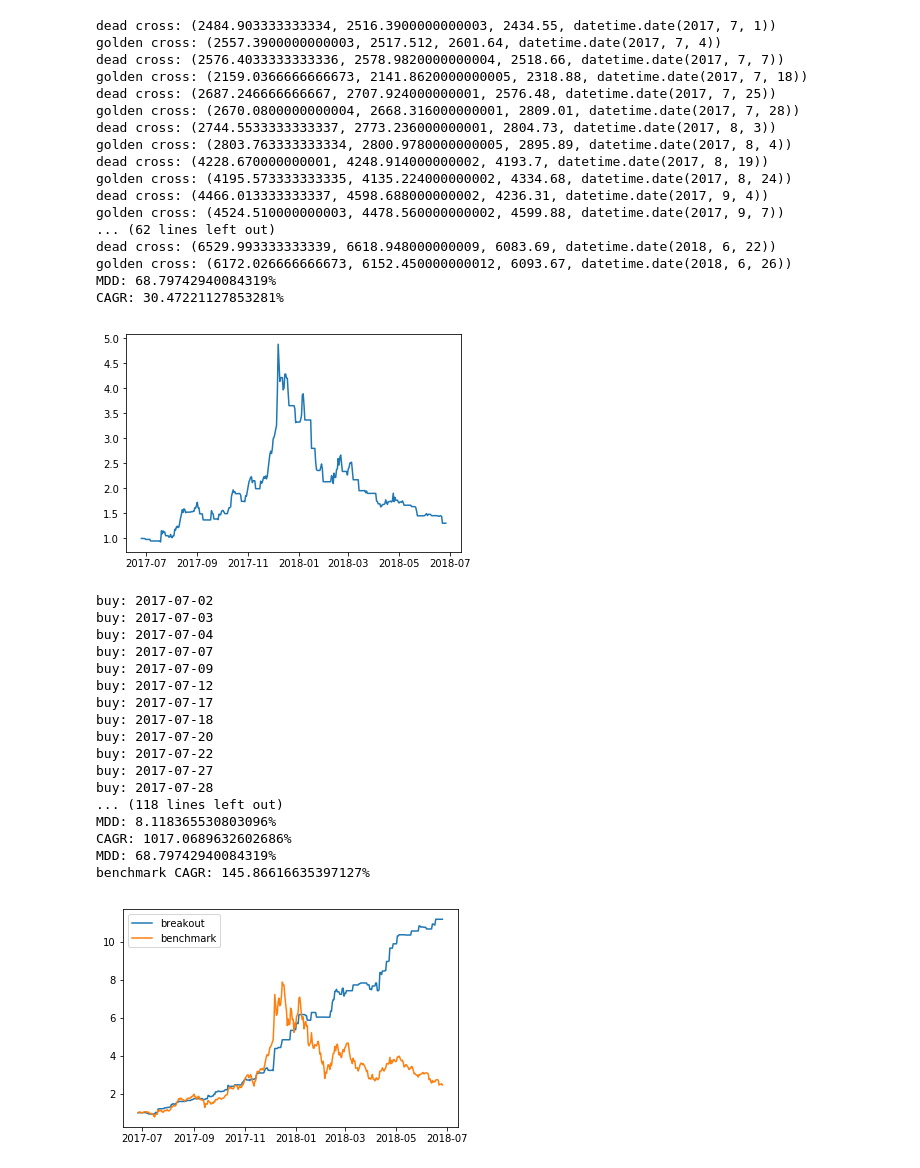
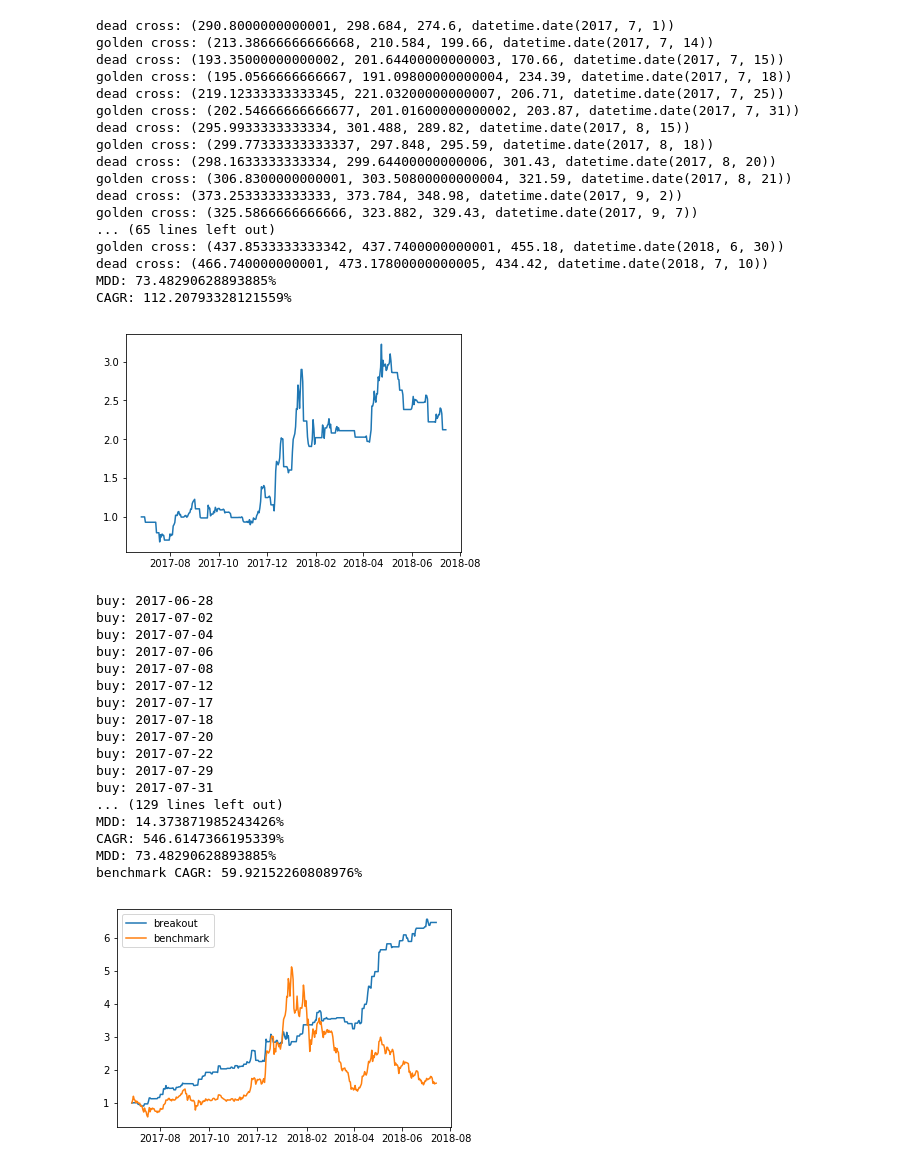
Before and after one commit to love-adela/bohemianbinary-blog, a Jupyter notebook: Ethereum_MDD_CAGR.ipynb, the cells around one changed output. Saved outputs shown, nothing was run; the diff lists cells and outputs as text; code cells hidden in the pictures.

```diff
--- a/Ethereum_MDD_CAGR.ipynb
+++ b/Ethereum_MDD_CAGR.ipynb
@@ -11,7 +11,7 @@ import pandas as pd
 # Strategy1 : golden cross와 dead cross를 활용 - ma5와 ma20 비교
 # import math
 
-(index, origin) = ethereum_repository.get_data_as_lists()
+(index, origin) = coin_repository.CoinRepository('ETH').get_data_as_lists()
 data = {}
 new_index = index
 close_series = pd.Series(origin['close'], new_index)
@@ -86,7 +86,7 @@ CAGR: 208.88021073467766%
 # %%
 # import math
 
-(index, origin) = ethereum_repository.get_data_as_lists()
+(index, origin) = coin_repository.CoinRepository('ETH').get_data_as_lists()
 data = {}
 new_index = index
 close_series = pd.Series(origin['close'], new_index)
@@ -158,7 +158,7 @@ CAGR: 279.3533058263559%
 # %%
 # import math
 
-(index, origin) = ethereum_repository.get_data_as_lists()
+(index, origin) = coin_repository.CoinRepository('ETH').get_data_as_lists()
 data = {}
 new_index = index
 close_series = pd.Series(origin['close'], new_index)
@@ -214,27 +214,27 @@ df.plot()
 print(f"MDD: {max(drawdowns) * 100}%")
 print(f"CAGR: {(benefits[-1] - 1) * 100}%")
 # %% [output]
-dead cross: (2484.903333333334, 2516.3900000000003, 2434.55, datetime.date(2017, 7, 1))
-golden cross: (2557.3900000000003, 2517.512, 2601.64, datetime.date(2017, 7, 4))
-dead cross: (2576.4033333333336, 2578.9820000000004, 2518.66, datetime.date(2017, 7, 7))
-golden cross: (2159.0366666666673, 2141.8620000000005, 2318.88, datetime.date(2017, 7, 18))
-dead cross: (2687.246666666667, 2707.924000000001, 2576.48, datetime.date(2017, 7, 25))
-golden cross: (2670.0800000000004, 2668.316000000001, 2809.01, datetime.date(2017, 7, 28))
-dead cross: (2744.5533333333337, 2773.236000000001, 2804.73, datetime.date(2017, 8, 3))
-golden cross: (2803.763333333334, 2800.9780000000005, 2895.89, datetime.date(2017, 8, 4))
-dead cross: (4228.670000000001, 4248.914000000002, 4193.7, datetime.date(2017, 8, 19))
-golden cross: (4195.573333333335, 4135.224000000002, 4334.68, datetime.date(2017, 8, 24))
-dead cross: (4466.013333333337, 4598.688000000002, 4236.31, datetime.date(2017, 9, 4))
-golden cross: (4524.510000000003, 4478.560000000002, 4599.88, datetime.date(2017, 9, 7))
-... (62 lines left out)
-dead cross: (6529.993333333339, 6618.948000000009, 6083.69, datetime.date(2018, 6, 22))
-golden cross: (6172.026666666673, 6152.450000000012, 6093.67, datetime.date(2018, 6, 26))
-MDD: 68.79742940084319%
-CAGR: 30.47221127853281%
+dead cross: (290.8000000000001, 298.684, 274.6, datetime.date(2017, 7, 1))
+golden cross: (213.38666666666668, 210.584, 199.66, datetime.date(2017, 7, 14))
+dead cross: (193.35000000000002, 201.64400000000003, 170.66, datetime.date(2017, 7, 15))
+golden cross: (195.0566666666667, 191.09800000000004, 234.39, datetime.date(2017, 7, 18))
+dead cross: (219.12333333333345, 221.03200000000007, 206.71, datetime.date(2017, 7, 25))
+golden cross: (202.54666666666677, 201.01600000000002, 203.87, datetime.date(2017, 7, 31))
+dead cross: (295.9933333333334, 301.488, 289.82, datetime.date(2017, 8, 15))
+golden cross: (299.77333333333337, 297.848, 295.59, datetime.date(2017, 8, 18))
+dead cross: (298.1633333333334, 299.64400000000006, 301.43, datetime.date(2017, 8, 20))
+golden cross: (306.8300000000001, 303.50800000000004, 321.59, datetime.date(2017, 8, 21))
+dead cross: (373.2533333333333, 373.784, 348.98, datetime.date(2017, 9, 2))
+golden cross: (325.5866666666666, 323.882, 329.43, datetime.date(2017, 9, 7))
+... (65 lines left out)
+golden cross: (437.8533333333342, 437.7400000000001, 455.18, datetime.date(2018, 6, 30))
+dead cross: (466.740000000001, 473.17800000000005, 434.42, datetime.date(2018, 7, 10))
+MDD: 73.48290628893885%
+CAGR: 112.20793328121559%
-[figure, old version]
+[figure, new version]
 # %%
 import math
-(index, origin) = ethereum_repository.get_data_as_lists()
+(index, origin) = coin_repository.CoinRepository('ETH').get_data_as_lists()
 previous_gap = -1
 benefits = []
 drawdowns = []
@@ -262,44 +262,44 @@ for row in zip(origin['open'], origin['close'], origin['low'], origin['high'], i
 
 data_frame = pd.DataFrame({
     'breakout': benefits,
     'benchmark': pd.Series(origin['close'], index) / origin['close'][0]
 }, index)
 data_frame.plot()
 
 # series2 = pd.Series(drawdowns, index)
 # series2.plot()
 
 print(f"MDD: {max(drawdowns) * 100}%")
 print(f"CAGR: {(benefits[-1] - 1) * 100}%")
 
 benchmark_drawdowns = []
 max_benchmark = -1
 for row in data_frame['benchmark']:
     if row > max_benchmark:
         max_benchmark = row
     benchmark_drawdowns.append(1 - (row / max_benchmark))
 
 print(f"MDD: {max(benchmark_drawdowns) * 100}%")
 print(f"benchmark CAGR: {(data_frame['benchmark'][-1] - 1) * 100}%")
 # %% [output]
+buy: 2017-06-28
 buy: 2017-07-02
-buy: 2017-07-03
 buy: 2017-07-04
-buy: 2017-07-07
-buy: 2017-07-09
+buy: 2017-07-06
+buy: 2017-07-08
 buy: 2017-07-12
 buy: 2017-07-17
 buy: 2017-07-18
 buy: 2017-07-20
 buy: 2017-07-22
-buy: 2017-07-27
-buy: 2017-07-28
-... (118 lines left out)
-MDD: 8.118365530803096%
-CAGR: 1017.0689632602686%
-MDD: 68.79742940084319%
-benchmark CAGR: 145.86616635397127%
+buy: 2017-07-29
+buy: 2017-07-31
+... (129 lines left out)
+MDD: 14.373871985243426%
+CAGR: 546.6147366195339%
+MDD: 73.48290628893885%
+benchmark CAGR: 59.92152260808976%
-[figure, old version]
+[figure, new version]
 # %%
 import math
 
```
Also changed, not shown: parts of 4 cells of this notebook, 17 other files.
